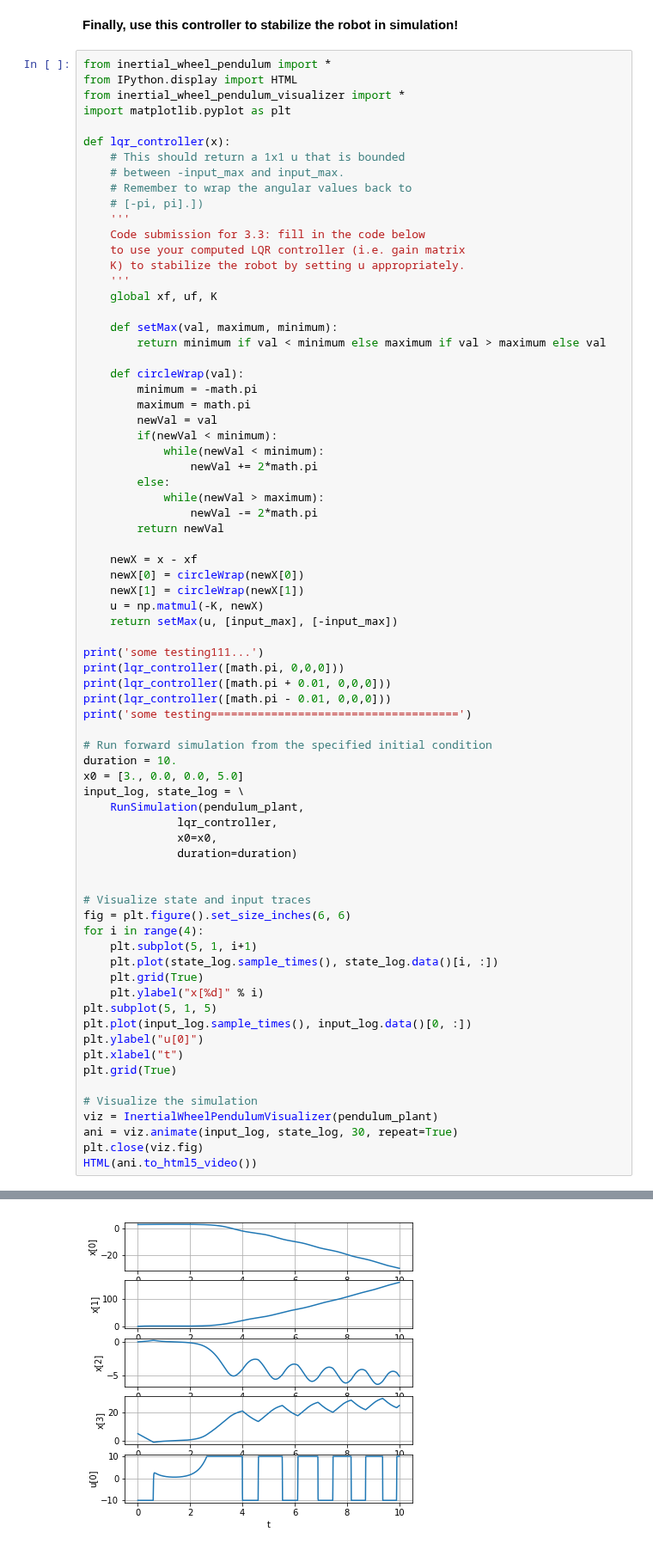
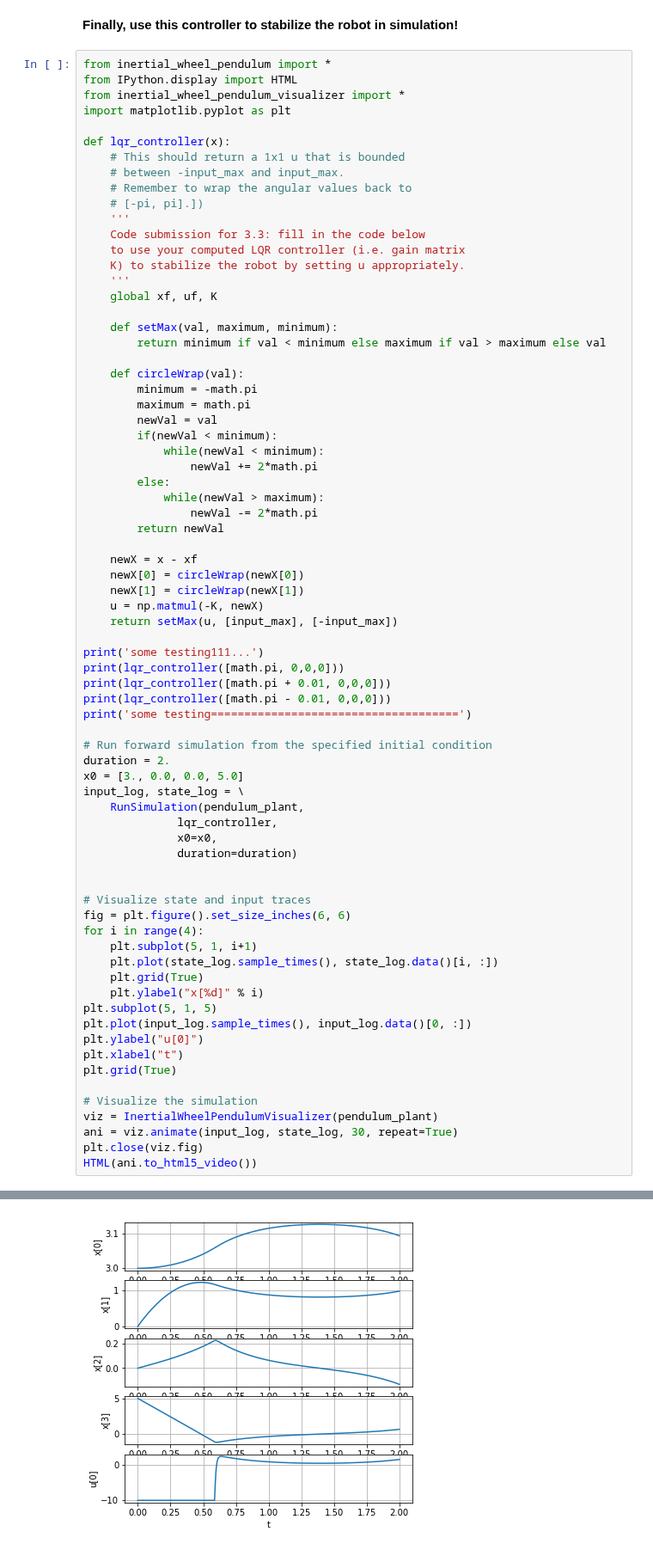
Before and after one commit to sam-n-johnston/underactuated-robotics, a Jupyter notebook: set_3/set_3.ipynb, the cells around one changed output, grey strips where cells are left out. Shown at 86% size. Drawn from its saved outputs; the diff is of its cells as text.

```diff
--- a/set_3/set_3.ipynb
+++ b/set_3/set_3.ipynb
@@ -686,41 +686,41 @@ print(lqr_controller([math.pi - 0.01, 0,0,0]))
 print('some testing=====================================')
 
 # Run forward simulation from the specified initial condition
-duration = 10.
+duration = 2.
 x0 = [3., 0.0, 0.0, 5.0]
 input_log, state_log = \
     RunSimulation(pendulum_plant,
               lqr_controller,
               x0=x0,
               duration=duration)
 
 
 # Visualize state and input traces
 fig = plt.figure().set_size_inches(6, 6)
 for i in range(4):
     plt.subplot(5, 1, i+1)
     plt.plot(state_log.sample_times(), state_log.data()[i, :])
     plt.grid(True)
     plt.ylabel("x[%d]" % i)
 plt.subplot(5, 1, 5)
 plt.plot(input_log.sample_times(), input_log.data()[0, :])
 plt.ylabel("u[0]")
 plt.xlabel("t")
 plt.grid(True)
 
 # Visualize the simulation
 viz = InertialWheelPendulumVisualizer(pendulum_plant)
 ani = viz.animate(input_log, state_log, 30, repeat=True)
 plt.close(viz.fig)
 HTML(ani.to_html5_video())
 # %% [output]
 some testing111...
 [ 0.]
 [ 0.012]
 [-0.012]
 some testing=====================================
 [interactive output not drawn]
-[figure, old version]
+[figure, new version]
 # %% [markdown]
 ## 3.4 LQR Region of Attraction, Prologue (2 points, 2/2 autograded)
 
```
Also changed, not shown: parts of 5 cells of this notebook, 2 other files.
